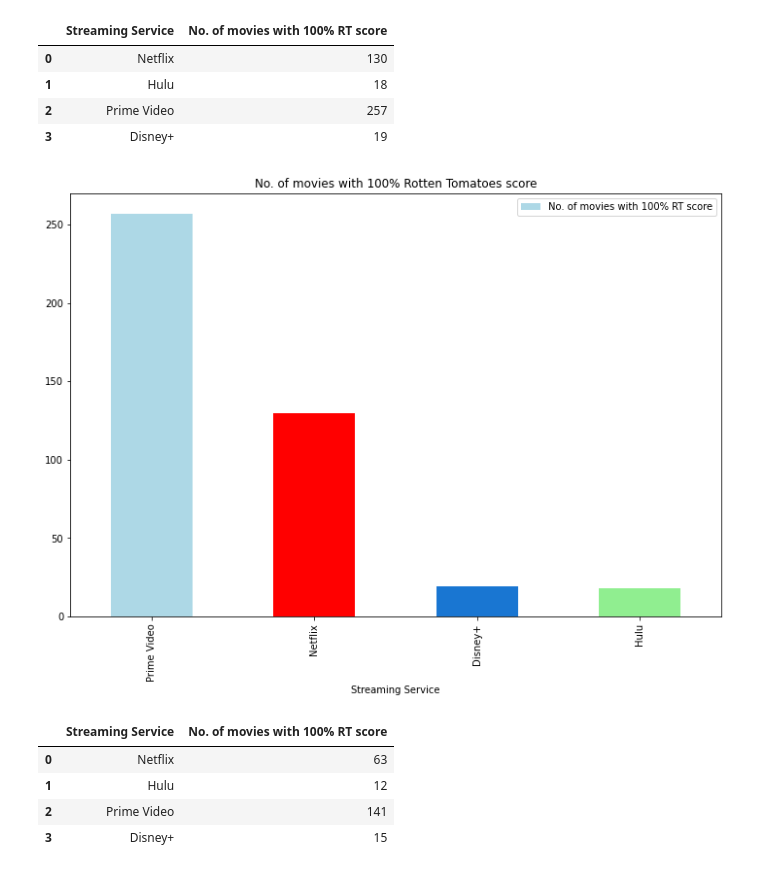
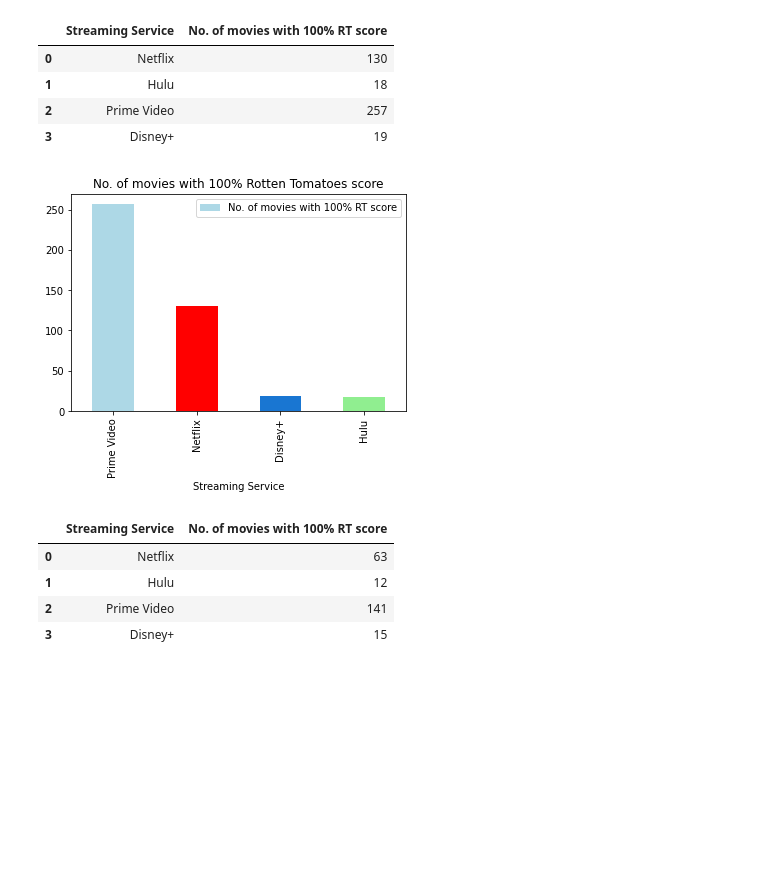
Before and after one commit to jacance/streaming-service-analysis, a Jupyter notebook: huluprimeflix_tara.ipynb, the cells around one changed output. Drawn from its saved outputs; the diff is of its cells as text; code cells hidden in the pictures; blank space fills up the shorter version.

```diff
--- a/huluprimeflix_tara.ipynb
+++ b/huluprimeflix_tara.ipynb
@@ -573,6 +573,8 @@ USmovies_count.sort_values('No. of movies (US)', ascending=False)
 
 #Plot the bar chart
 plt.figure(figsize=(12,8))
+#Hide grid lines behind bars
+plt.rcParams['axes.axisbelow'] = True
 plt.grid(axis='y', color='lightgrey')
 plt.bar(USmovies_count['Streaming Service'], USmovies_count['No. of movies (US)'],
                                          color=["red", "lightgreen", "lightblue", "#1976d2"],
@@ -586,5 +588,5 @@ plt.ylabel("No. of movies (US)", fontsize=18)
 
 # Save the figure & show fig
 #plt.savefig("Images/total_movies.png")
-#plt.show()                                         )
+plt.show()
 # %% [output]
@@ -673,14 +674,14 @@ rot_tom_scores
 # %%
 #plt.figure(figsize=(12,8))
 rot_tom_scores.sort_values(ascending=False, by="No. of movies with 100% RT score").plot.bar('Streaming Service',
                                         'No. of movies with 100% RT score',
                                          color=["lightblue", "red", "#1976d2", "lightgreen"],
-                                        figsize=(12,8), title=('No. of movies with 100% Rotten Tomatoes score'))
+                                        title=('No. of movies with 100% Rotten Tomatoes score'))
 
 plt.show()
 #plt.title('No. of movies with 100% Rotten Tomatoes score')
 # %% [output]
-[figure, old version]
+[figure, new version]
 # %%
 #Analysing 100% RT score for movies in US only
 
```
Also changed, not shown: parts of 38 cells of this notebook.
